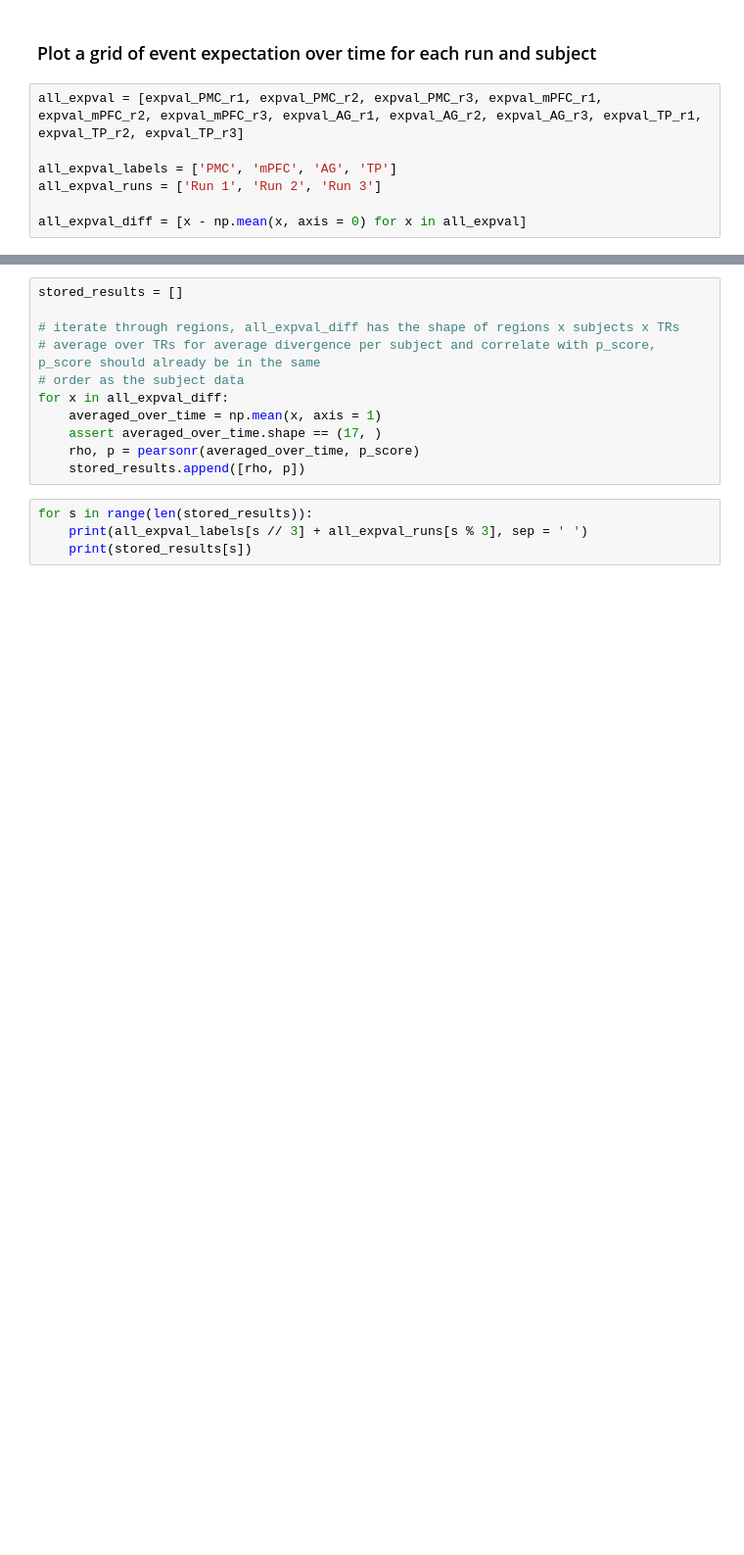
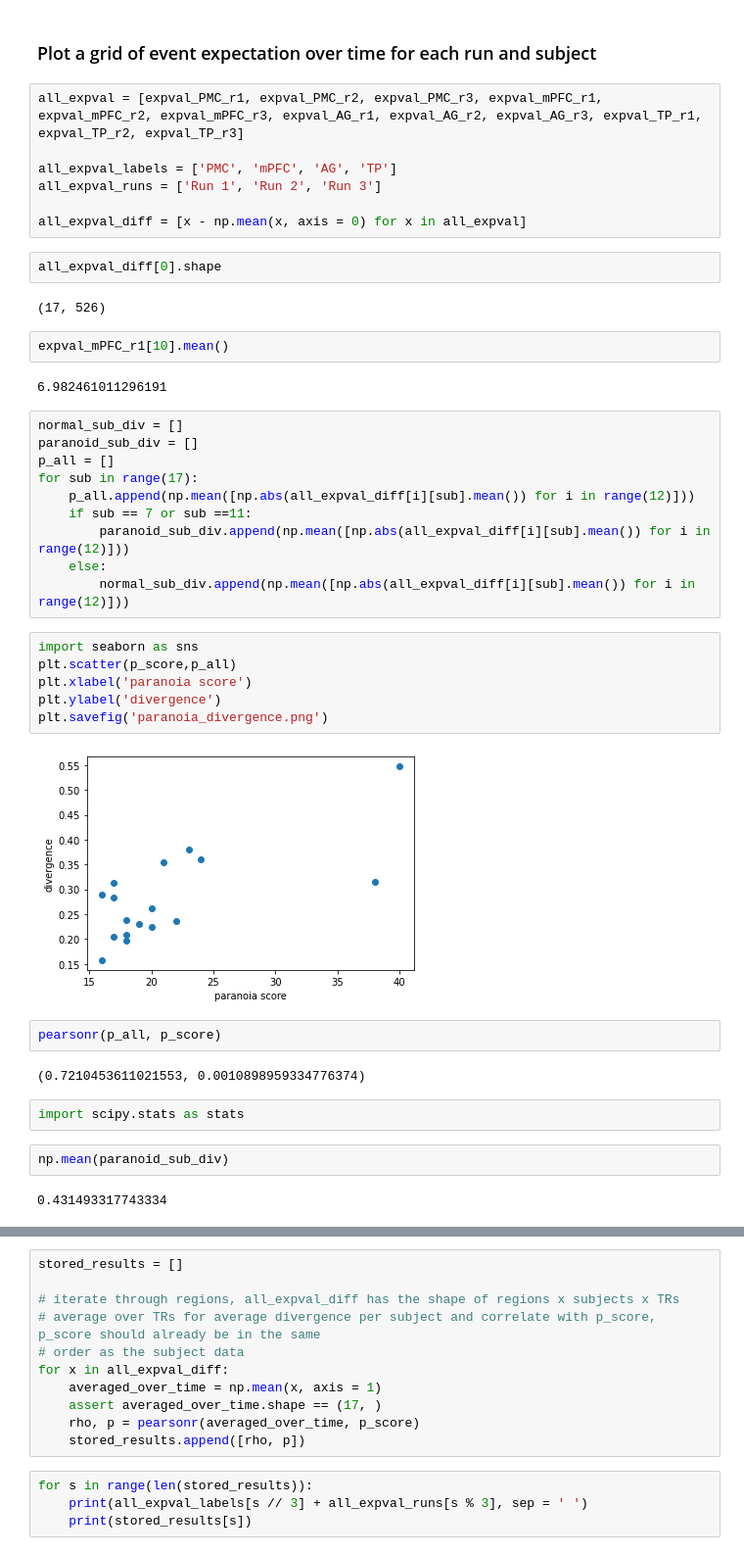
Before and after one commit to jahchwe/nh-paranoia, a Jupyter notebook: code/HMM_PMC.ipynb, the cells around one changed output, grey strips where cells are left out. Shown at 98% size. Drawn from its saved outputs; the diff is of its cells as text; blank space fills up the shorter version.

Commit message:
generate new figures for presentation from individual differences & stimulus characteristics data

```diff
--- a/code/HMM_PMC.ipynb
+++ b/code/HMM_PMC.ipynb
@@ -219,3 +213,39 @@ all_expval_labels = ['PMC', 'mPFC', 'AG', 'TP']
 all_expval_runs = ['Run 1', 'Run 2', 'Run 3']
 
 all_expval_diff = [x - np.mean(x, axis = 0) for x in all_expval]
+# %%
+all_expval_diff[0].shape
+# %% [output]
+(17, 526)
+# %%
+expval_mPFC_r1[10].mean()
+# %% [output]
+6.982461011296191
+# %%
+normal_sub_div = []
+paranoid_sub_div = []
+p_all = []
+for sub in range(17):
+    p_all.append(np.mean([np.abs(all_expval_diff[i][sub].mean()) for i in range(12)]))
+    if sub == 7 or sub ==11:
+        paranoid_sub_div.append(np.mean([np.abs(all_expval_diff[i][sub].mean()) for i in range(12)]))
+    else:
+        normal_sub_div.append(np.mean([np.abs(all_expval_diff[i][sub].mean()) for i in range(12)]))
+# %%
+import seaborn as sns
+plt.scatter(p_score,p_all)
+plt.xlabel('paranoia score')
+plt.ylabel('divergence')
+plt.savefig('paranoia_divergence.png')
+# %% [output]
+[figure, added]
+# %%
+pearsonr(p_all, p_score)
+# %% [output]
+(0.7210453611021553, 0.0010898959334776374)
+# %%
+import scipy.stats as stats
+# %%
+np.mean(paranoid_sub_div)
+# %% [output]
+0.431493317743334
```
Also changed, not shown: parts of 13 cells of this notebook, 5 other files.
